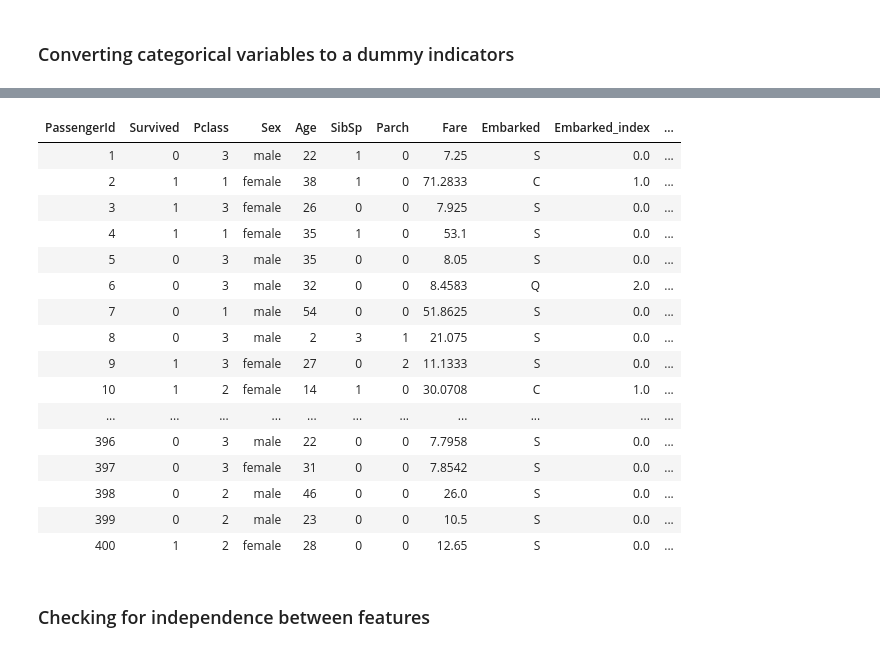
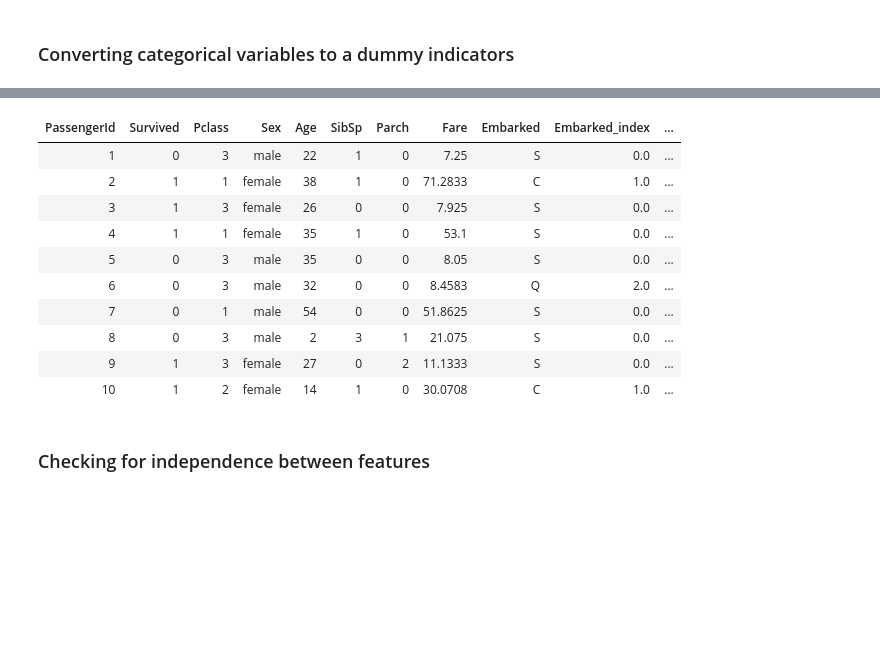
Before and after one commit to Suhong88/ISA460_Fall2021, a Jupyter notebook: Data-Proprocessing-Titanic Example-pyspark-end.ipynb, the cells around one changed output, grey strips where cells are left out. Saved outputs shown, nothing was run; the diff lists cells and outputs as text; code cells hidden in the pictures; blank space fills up the shorter version.

```diff
--- a/Data-Proprocessing-Titanic Example-pyspark-end.ipynb
+++ b/Data-Proprocessing-Titanic Example-pyspark-end.ipynb
@@ -218,31 +283,25 @@ df3=df2.withColumn("male_dummy", when(col("Sex")=="male", 1).otherwise(0))
 # %%
 from pyspark.ml.feature import OneHotEncoder, StringIndexer
 
-#stringIndexer = StringIndexer(inputCol="Embarked", outputCol="Embarked_index", handleInvalid="skip")
+stringIndexer = StringIndexer(inputCol="Embarked", outputCol="Embarked_index", handleInvalid="skip")
 oheEncoder = OneHotEncoder(inputCol="Embarked_index", outputCol="Embarked_vec")
 
 df4=stringIndexer.fit(df2).transform(df2)
 df5=oheEncoder.fit(df4).transform(df4)
 
-display(df5)
+display(df5.limit(10))
 # %% [output]
 | PassengerId | Survived | Pclass | Sex | Age | SibSp | Parch | Fare | Embarked | Embarked_index | ... |
 | 1 | 0 | 3 | male | 22 | 1 | 0 | 7.25 | S | 0.0 | ... |
 | 2 | 1 | 1 | female | 38 | 1 | 0 | 71.2833 | C | 1.0 | ... |
 | 3 | 1 | 3 | female | 26 | 0 | 0 | 7.925 | S | 0.0 | ... |
 | 4 | 1 | 1 | female | 35 | 1 | 0 | 53.1 | S | 0.0 | ... |
 | 5 | 0 | 3 | male | 35 | 0 | 0 | 8.05 | S | 0.0 | ... |
 | 6 | 0 | 3 | male | 32 | 0 | 0 | 8.4583 | Q | 2.0 | ... |
 | 7 | 0 | 1 | male | 54 | 0 | 0 | 51.8625 | S | 0.0 | ... |
 | 8 | 0 | 3 | male | 2 | 3 | 1 | 21.075 | S | 0.0 | ... |
 | 9 | 1 | 3 | female | 27 | 0 | 2 | 11.1333 | S | 0.0 | ... |
 | 10 | 1 | 2 | female | 14 | 1 | 0 | 30.0708 | C | 1.0 | ... |
-| ... | ... | ... | ... | ... | ... | ... | ... | ... | ... | ... |
-| 396 | 0 | 3 | male | 22 | 0 | 0 | 7.7958 | S | 0.0 | ... |
-| 397 | 0 | 3 | female | 31 | 0 | 0 | 7.8542 | S | 0.0 | ... |
-| 398 | 0 | 2 | male | 46 | 0 | 0 | 26.0 | S | 0.0 | ... |
-| 399 | 0 | 2 | male | 23 | 0 | 0 | 10.5 | S | 0.0 | ... |
-| 400 | 1 | 2 | female | 28 | 0 | 0 | 12.65 | S | 0.0 | ... |
 # %% [markdown]
 ### Checking for independence between features
 # %%
```
Also changed, not shown: parts of 17 cells of this notebook.
